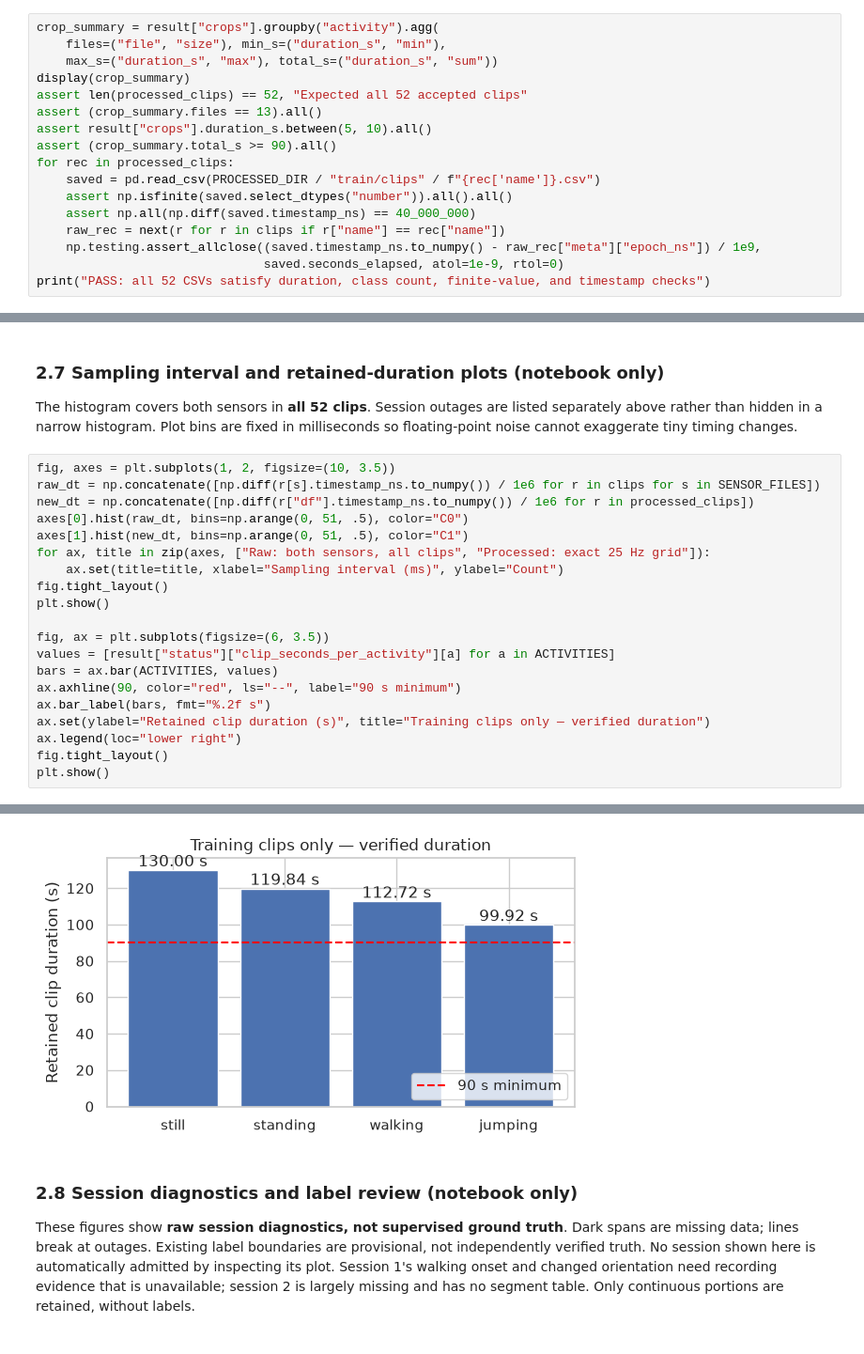
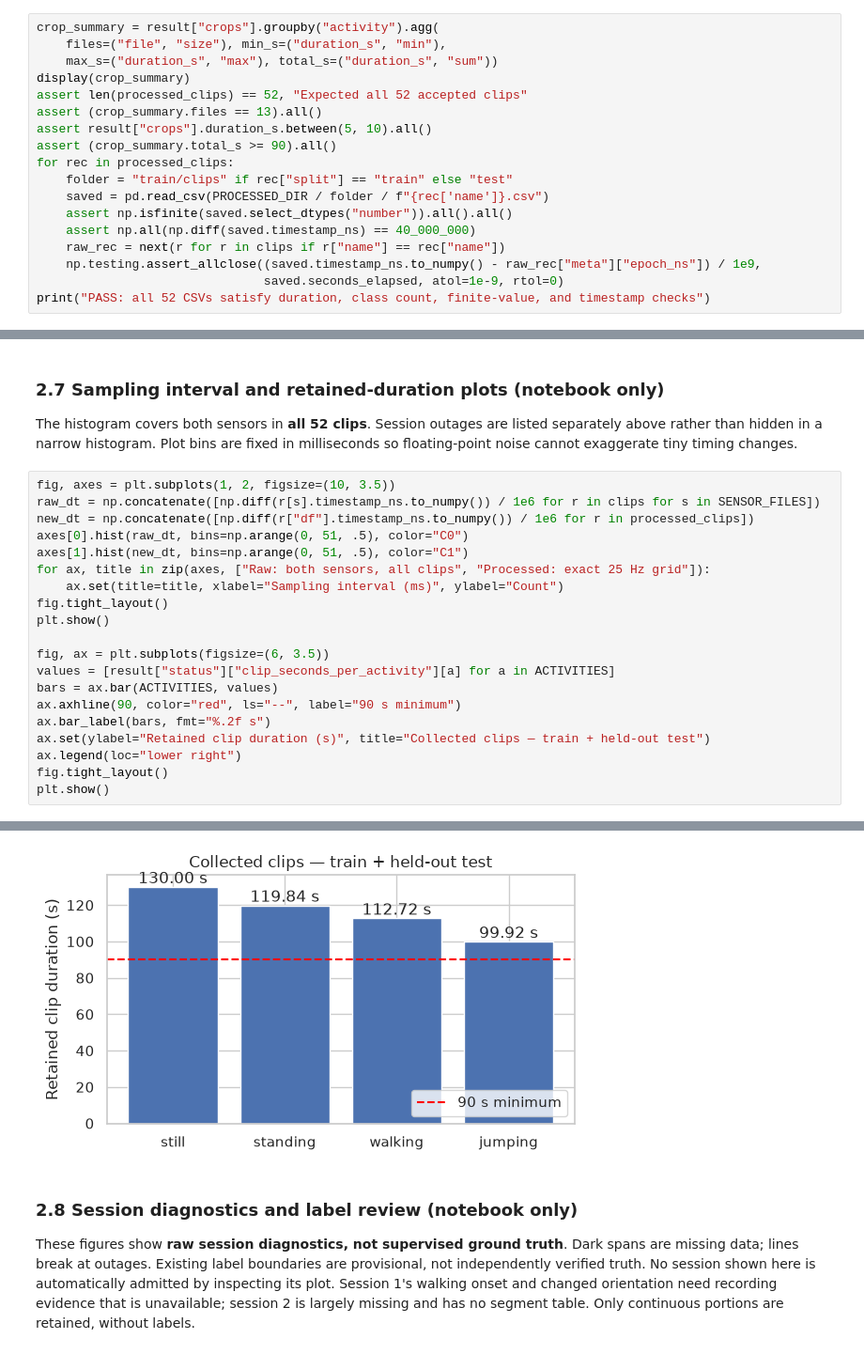
Before and after one commit to Hassan-Adelani-Luqman/hmm-elderly-activity-monitoring, a Jupyter notebook: notebooks/hmm_activity_recognition.ipynb, the cells around one changed output, grey strips where cells are left out. Shown at 94% size. Drawn from its saved outputs; the diff is of its cells as text.

Commit message:
feat(data): complete phase 4 recording-level train-test split

```diff
--- a/notebooks/hmm_activity_recognition.ipynb
+++ b/notebooks/hmm_activity_recognition.ipynb
@@ -279,7 +284,8 @@ assert (crop_summary.files == 13).all()
 assert result["crops"].duration_s.between(5, 10).all()
 assert (crop_summary.total_s >= 90).all()
 for rec in processed_clips:
-    saved = pd.read_csv(PROCESSED_DIR / "train/clips" / f"{rec['name']}.csv")
+    folder = "train/clips" if rec["split"] == "train" else "test"
+    saved = pd.read_csv(PROCESSED_DIR / folder / f"{rec['name']}.csv")
     assert np.isfinite(saved.select_dtypes("number")).all().all()
     assert np.all(np.diff(saved.timestamp_ns) == 40_000_000)
     raw_rec = next(r for r in clips if r["name"] == rec["name"])
@@ -357,26 +363,26 @@ in milliseconds so floating-point noise cannot exaggerate tiny timing changes.
 # %%
 fig, axes = plt.subplots(1, 2, figsize=(10, 3.5))
 raw_dt = np.concatenate([np.diff(r[s].timestamp_ns.to_numpy()) / 1e6 for r in clips for s in SENSOR_FILES])
 new_dt = np.concatenate([np.diff(r["df"].timestamp_ns.to_numpy()) / 1e6 for r in processed_clips])
 axes[0].hist(raw_dt, bins=np.arange(0, 51, .5), color="C0")
 axes[1].hist(new_dt, bins=np.arange(0, 51, .5), color="C1")
 for ax, title in zip(axes, ["Raw: both sensors, all clips", "Processed: exact 25 Hz grid"]):
     ax.set(title=title, xlabel="Sampling interval (ms)", ylabel="Count")
 fig.tight_layout()
 plt.show()
 
 fig, ax = plt.subplots(figsize=(6, 3.5))
 values = [result["status"]["clip_seconds_per_activity"][a] for a in ACTIVITIES]
 bars = ax.bar(ACTIVITIES, values)
 ax.axhline(90, color="red", ls="--", label="90 s minimum")
 ax.bar_label(bars, fmt="%.2f s")
-ax.set(ylabel="Retained clip duration (s)", title="Training clips only — verified duration")
+ax.set(ylabel="Retained clip duration (s)", title="Collected clips — train + held-out test")
 ax.legend(loc="lower right")
 fig.tight_layout()
 plt.show()
 # %% [output]
 [figure]
-[figure, old version]
+[figure, new version]
 # %% [markdown]
 ### 2.8 Session diagnostics and label review (notebook only)
 
```
Also changed, not shown: parts of 10 cells of this notebook, 21 other files.
